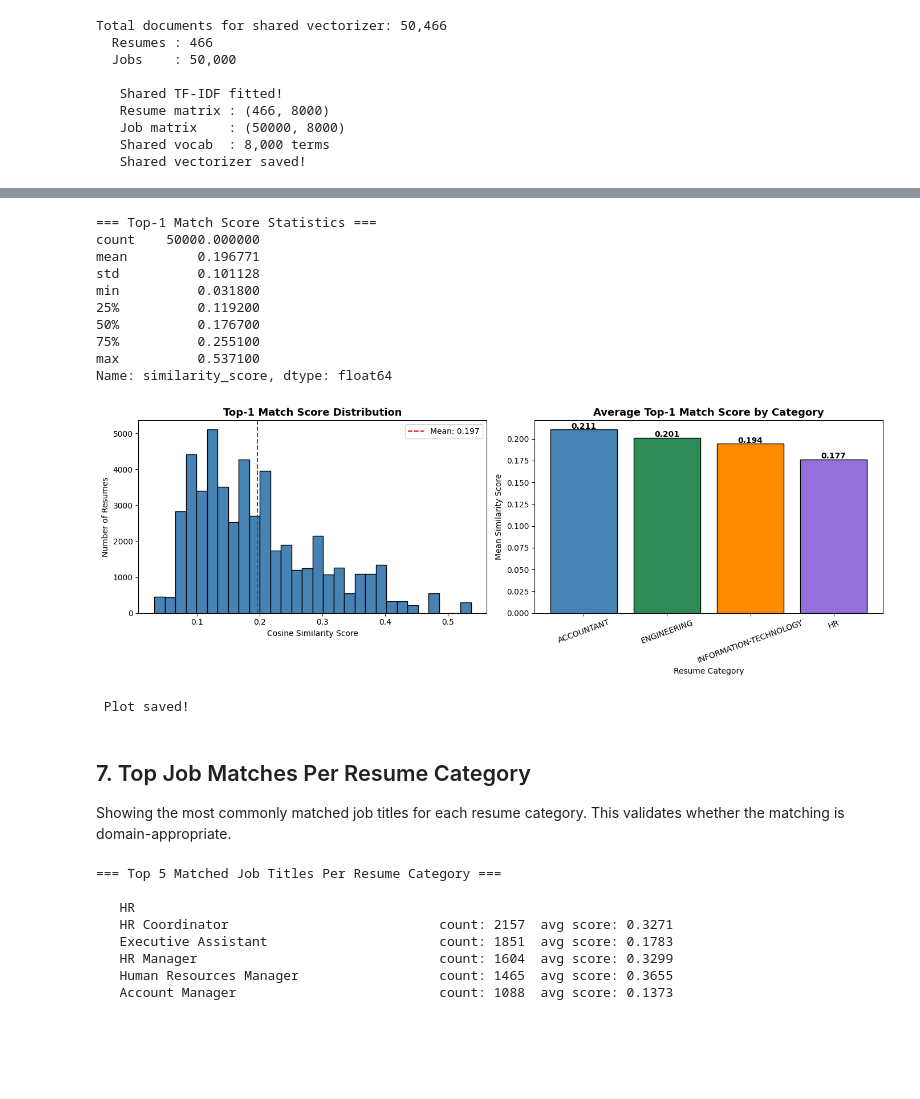
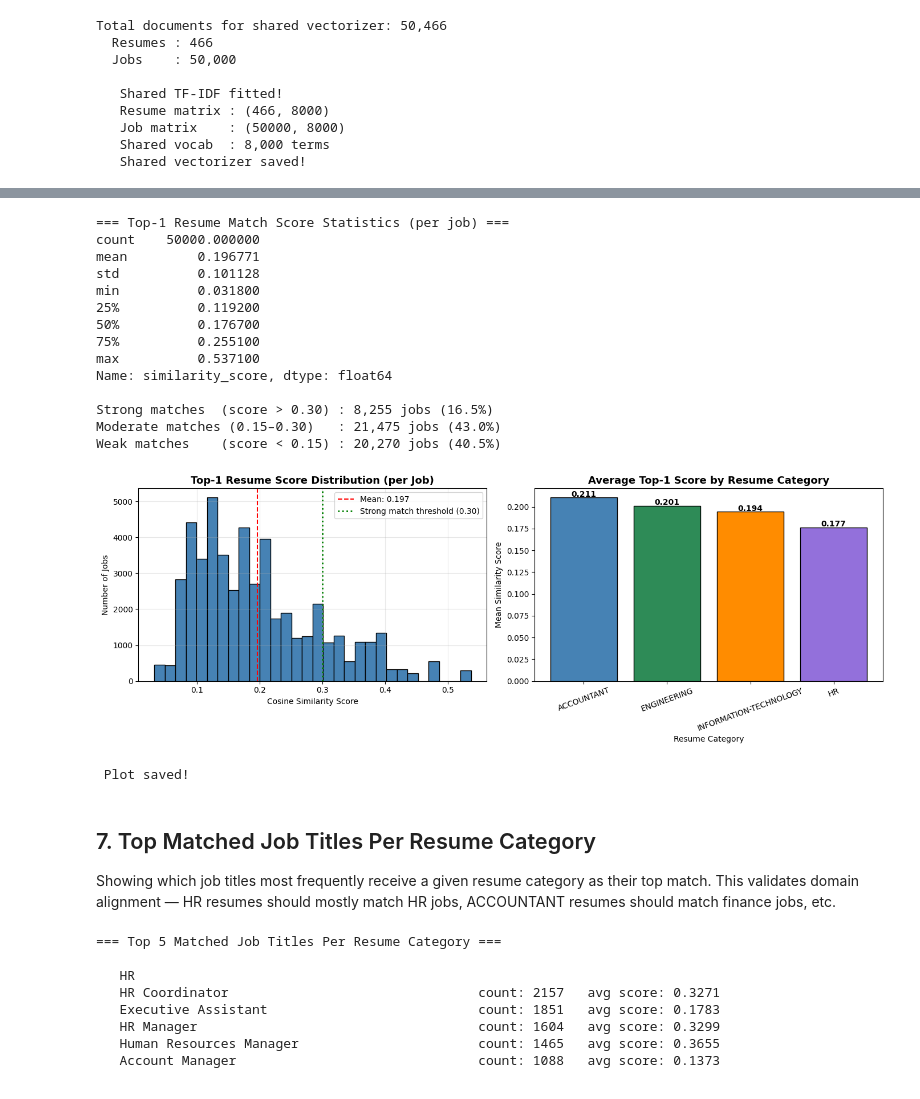
Before and after one commit to nisansalasandu/recruitment-nlp-lab, a Jupyter notebook: notebooks/05_matching.ipynb, the cells around one changed output, grey strips where cells are left out. Drawn from its saved outputs; the diff is of its cells as text; code cells hidden in the pictures; blank space fills up the shorter version.

```diff
--- a/notebooks/05_matching.ipynb
+++ b/notebooks/05_matching.ipynb
@@ -317,55 +334,70 @@ Higher scores indicate better matches.
 # Overall similarity score distribution
 top1_scores = matches_df[matches_df['rank'] == 1]['similarity_score']
 
-print("=== Top-1 Match Score Statistics ===")
+print("=== Top-1 Resume Match Score Statistics (per job) ===")
 print(top1_scores.describe())
+print(f"\nStrong matches  (score > 0.30) : {(top1_scores > 0.30).sum():,} jobs "
+      f"({(top1_scores > 0.30).mean()*100:.1f}%)")
+print(f"Moderate matches (0.15–0.30)   : {((top1_scores >= 0.15) & (top1_scores <= 0.30)).sum():,} jobs "
+      f"({((top1_scores >= 0.15) & (top1_scores <= 0.30)).mean()*100:.1f}%)")
+print(f"Weak matches    (score < 0.15) : {(top1_scores < 0.15).sum():,} jobs "
+      f"({(top1_scores < 0.15).mean()*100:.1f}%)")
 
 fig, axes = plt.subplots(1, 2, figsize=(14, 5))
 
-# Histogram
+# Score histogram
 axes[0].hist(top1_scores, bins=30, color='steelblue', edgecolor='black')
-axes[0].set_title('Top-1 Match Score Distribution', fontsize=13, fontweight='bold')
-axes[0].set_xlabel('Cosine Similarity Score')
-axes[0].set_ylabel('Number of Resumes')
 axes[0].axvline(top1_scores.mean(), color='red', linestyle='--',
                 label=f'Mean: {top1_scores.mean():.3f}')
+axes[0].axvline(0.30, color='green', linestyle=':', linewidth=2,
+                label='Strong match threshold (0.30)')
+axes[0].set_title('Top-1 Resume Score Distribution (per Job)',
+                  fontsize=13, fontweight='bold')
+axes[0].set_xlabel('Cosine Similarity Score')
+axes[0].set_ylabel('Number of Jobs')
 axes[0].legend()
+axes[0].grid(True, alpha=0.3)
 
-# By category
+# Average score by resume category
 cat_scores = matches_df[matches_df['rank'] == 1].groupby(
     'resume_category')['similarity_score'].mean().sort_values(ascending=False)
 
 axes[1].bar(cat_scores.index, cat_scores.values,
             color=['steelblue', 'seagreen', 'darkorange', 'mediumpurple'],
             edgecolor='black')
-axes[1].set_title('Average Top-1 Match Score by Category',
+axes[1].set_title('Average Top-1 Score by Resume Category',
                   fontsize=13, fontweight='bold')
 axes[1].set_xlabel('Resume Category')
 axes[1].set_ylabel('Mean Similarity Score')
 axes[1].tick_params(axis='x', rotation=20)
 for i, (cat, score) in enumerate(cat_scores.items()):
     axes[1].text(i, score + 0.001, f'{score:.3f}', ha='center', fontweight='bold')
 
 plt.tight_layout()
 plt.savefig("../results/plots/match_score_distribution.png", dpi=150)
 plt.show()
 print(" Plot saved!")
 # %% [output]
-=== Top-1 Match Score Statistics ===
+=== Top-1 Resume Match Score Statistics (per job) ===
 count    50000.000000
 mean         0.196771
 std          0.101128
 min          0.031800
 25%          0.119200
 50%          0.176700
 75%          0.255100
 max          0.537100
 Name: similarity_score, dtype: float64
+
+Strong matches  (score > 0.30) : 8,255 jobs (16.5%)
+Moderate matches (0.15–0.30)   : 21,475 jobs (43.0%)
+Weak matches    (score < 0.15) : 20,270 jobs (40.5%)
-[figure, old version]
+[figure, new version]
  Plot saved!
 # %% [markdown]
-##  7. Top Job Matches Per Resume Category
+##  7. Top Matched Job Titles Per Resume Category
 
-Showing the most commonly matched job titles for each resume category.
-This validates whether the matching is domain-appropriate.
+Showing which job titles most frequently receive a given resume category
+as their top match. This validates domain alignment — HR resumes should
+mostly match HR jobs, ACCOUNTANT resumes should match finance jobs, etc.
 # %%
```
Also changed, not shown: parts of 23 cells of this notebook, 7 other files.
